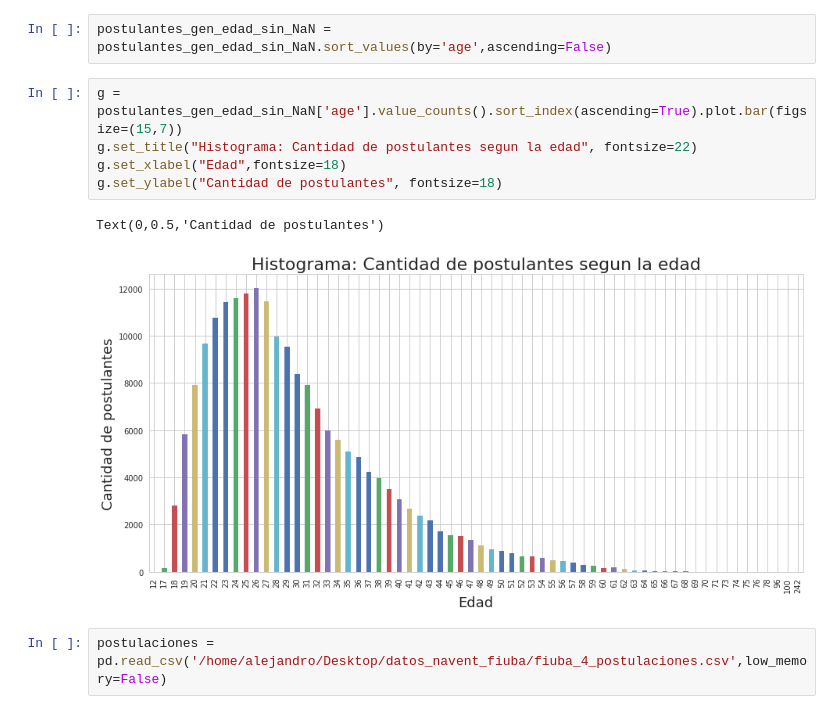
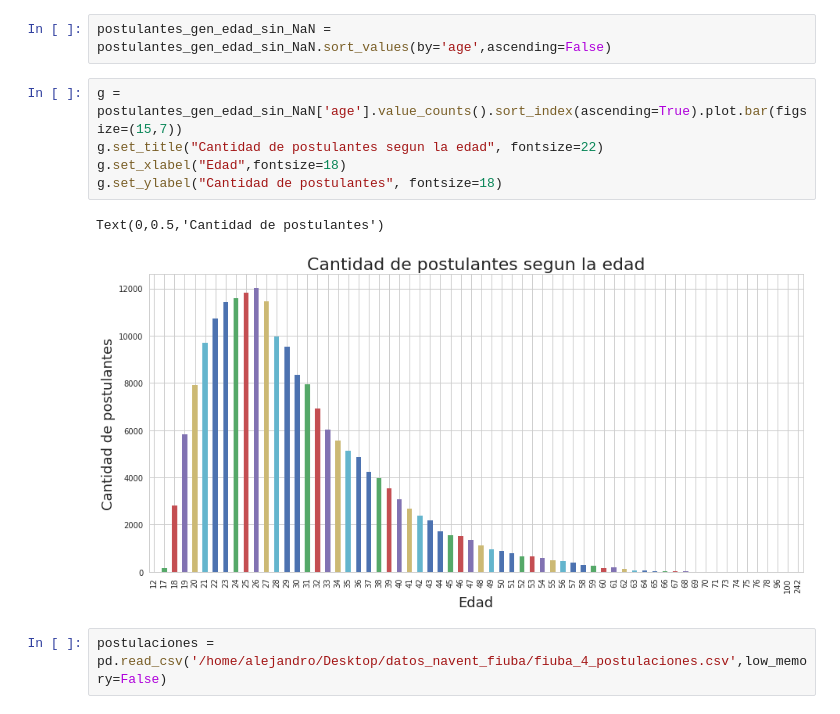
Before and after one commit to alepenaa94/TP-Datos, a Jupyter notebook: tp_analisis.ipynb, the cells around one changed output. Saved outputs shown, nothing was run; the diff lists cells and outputs as text.

```diff
--- a/tp_analisis.ipynb
+++ b/tp_analisis.ipynb
@@ -115,12 +115,12 @@ postulantes_gen_edad_sin_NaN.head(5)
 postulantes_gen_edad_sin_NaN = postulantes_gen_edad_sin_NaN.sort_values(by='age',ascending=False)
 # %%
 g = postulantes_gen_edad_sin_NaN['age'].value_counts().sort_index(ascending=True).plot.bar(figsize=(15,7))
-g.set_title("Histograma: Cantidad de postulantes segun la edad", fontsize=22)
+g.set_title("Cantidad de postulantes segun la edad", fontsize=22)
 g.set_xlabel("Edad",fontsize=18)
 g.set_ylabel("Cantidad de postulantes", fontsize=18)
 # %% [output]
 Text(0,0.5,'Cantidad de postulantes')
-[figure, old version]
+[figure, new version]
 # %%
 postulaciones = pd.read_csv('/home/alejandro/Desktop/datos_navent_fiuba/fiuba_4_postulaciones.csv',low_memory=False)
 # %%
```
Also changed, not shown: parts of 23 cells of this notebook.
